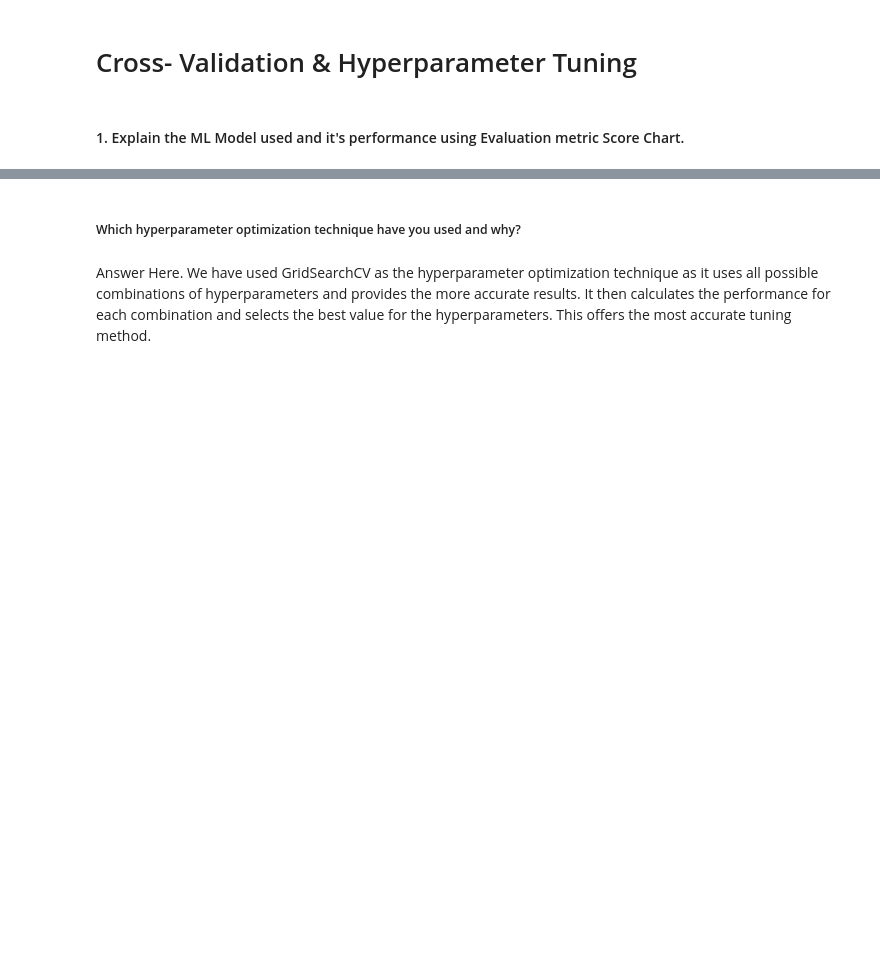
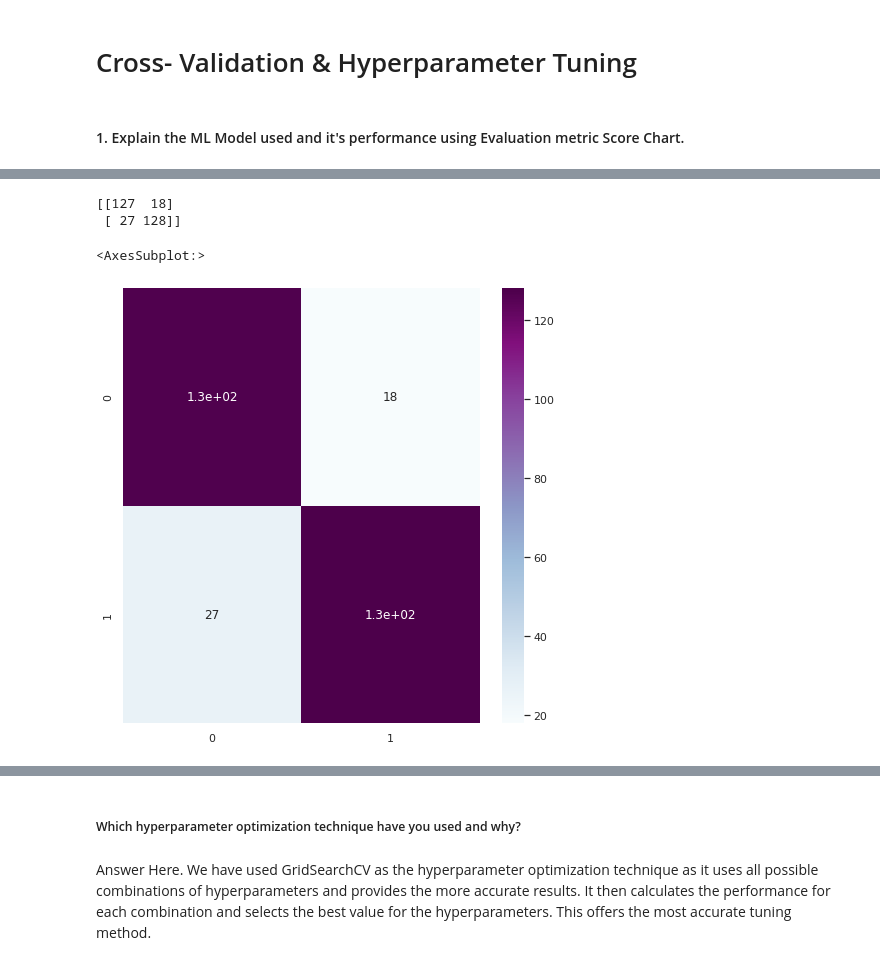
Before and after one commit to Rahul-2045/HEALTH-INSURANCE-CROSS-SELL-PREDICTION, a Jupyter notebook: TEAM_of_Sample_ML_Submission_Template.ipynb, the cells around one changed output, grey strips where cells are left out. Saved outputs shown, nothing was run; the diff lists cells and outputs as text; code cells hidden in the pictures; blank space fills up the shorter version.

```diff
--- a/TEAM_of_Sample_ML_Submission_Template.ipynb
+++ b/TEAM_of_Sample_ML_Submission_Template.ipynb
@@ -1392,11 +1468,26 @@ Despite using Decision Tree net models, we couldn't see any significant improvem
 # %% [markdown]
 ### ML Model - 2
 # LOGISTIC REGRESSION
-# %%
-# ML Model - 1 Implementation
-logistic_classifier= LogisticRegression()
-# Fit the Algorithm
-logistic_classifier.fit(X_train,y_train)
-# Predict on the model
-y_train_logistic_pred= logistic_classifier.predict(X_train)
-y_test_logistic_pred= logistic_classifier.predict(X_test)
+# %%
+# ML - model - 2 Implementation
+model=LogisticRegression()
+
+model=model.fit(X_train,y_train)
+
+pred=model.predict(X_test)
+
+lr_probability =model.predict_proba(X_test)[:,1]
+
+
+acc_lr=accuracy_score(y_test,pred)
+recall_lr=recall_score(y_test,pred)
+precision_lr=precision_score(y_test,pred)
+f1score_lr=f1_score(y_test,pred)
+AUC_LR=roc_auc_score(pred,y_test)
+
+#print accuracy and Auc values of model
+print("Accuracy : ", round(accuracy_score(y_test,pred) , 3))
+print("Precision:" , round(precision_score(y_test,pred) , 3))
+print("Recall:" , round(recall_score(y_test,pred), 3))
+print("F1-Score:" , round(f1_score(y_test,pred) , 3))
+print("ROC_AUC Score:" , round(AUC_LR , 3))
@@ -1413,0 +1526,11 @@ from sklearn.model_selection import train_test_split
+# %%
+# Plotting confusion matirx for logistic regression
+cm=confusion_matrix(y_test,pred)
+print(cm)
+plt.figure( figsize = (8 ,8))
+sns.heatmap(cm,annot=True,cmap='BuPu')
+# %% [output]
+[[127  18]
+ [ 27 128]]
+<AxesSubplot:>
+[figure, added]
```
Also changed, not shown: parts of 38 cells of this notebook.
